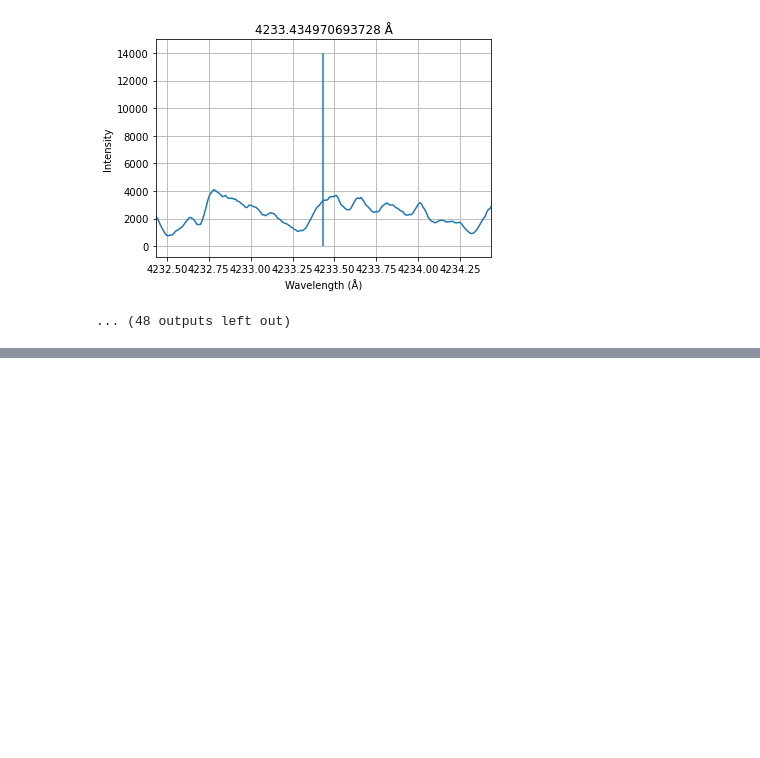
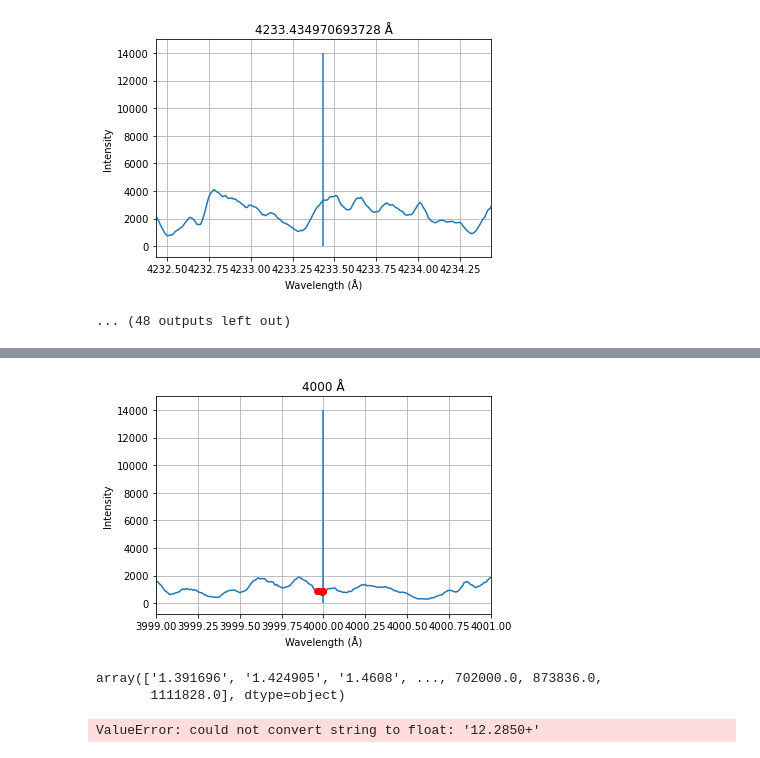
Before and after one commit to vanv1iet/Przybylski_Star_v1, a Jupyter notebook: spectrumPlotTest.ipynb, the cells around one changed output, grey strips where cells are left out. Saved outputs shown, nothing was run; the diff lists cells and outputs as text; code cells hidden in the pictures; blank space fills up the shorter version.

```diff
--- a/spectrumPlotTest.ipynb
+++ b/spectrumPlotTest.ipynb
@@ -480,0 +469,20 @@ plt.show()
+# %%
+isline(wavelength, spectArrA, 4000, 2)
+# no line but central region is lower than median so it plotted
+# %% [output]
+[figure, added]
+# %%
+fe_wl_vac = np.array(data3["ritz_wl_vac(A)"])
+fe_wl_vac
+# %% [output]
+array(['1.391696', '1.424905', '1.4608', ..., 702000.0, 873836.0,
+       1111828.0], dtype=object)
+# %%
+fe_wl_air = []
+for vacWL in fe_wl_vac:
+    if type(vacWL) == str:
+        if '+' in vacWL:
+            vacWL.replace('+', '')
+            floatWL = float(vacWL)
+# %% [output]
+ValueError: could not convert string to float: '12.2850+'
```
Also changed, not shown: parts of 10 cells of this notebook, 2 other files.
